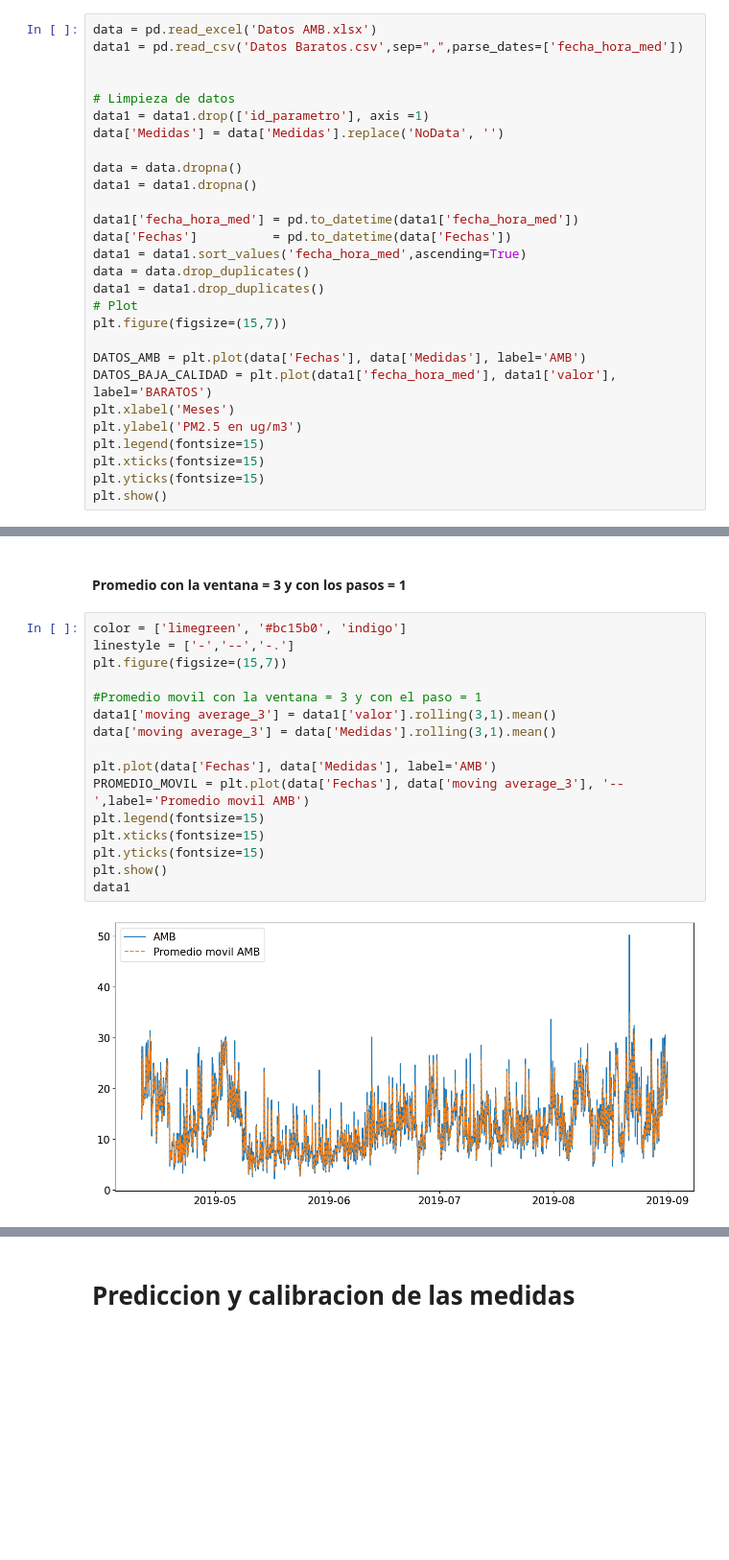
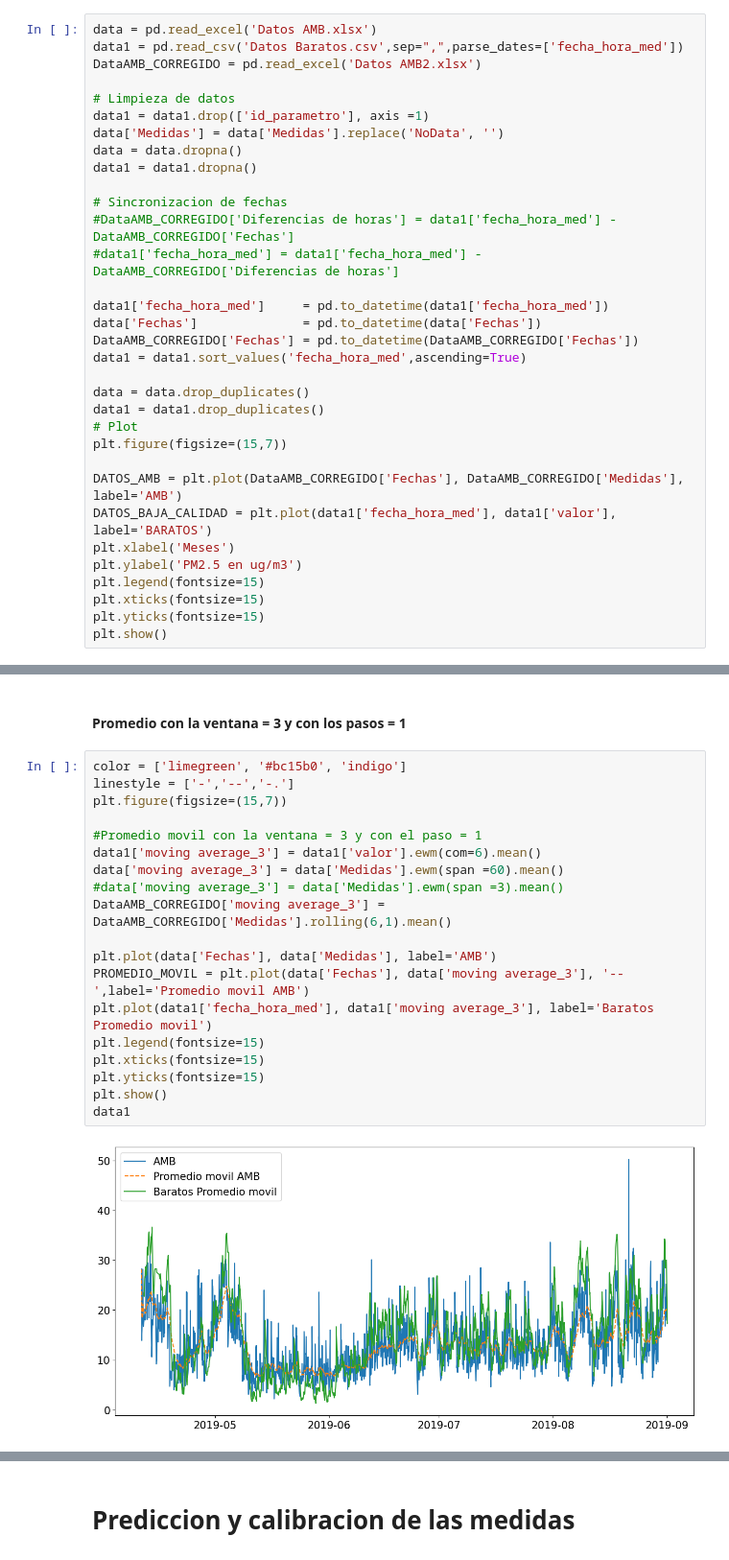
Before and after one commit to diegoglj/TareasCursos20B, a Jupyter notebook: Codigos/Asignacion2/ASIGNACION 2.ipynb, the cells around one changed output, grey strips where cells are left out. Shown at 96% size. Saved outputs shown, nothing was run; the diff lists cells and outputs as text; blank space fills up the shorter version.

```diff
--- a/Codigos/Asignacion2/ASIGNACION 2.ipynb
+++ b/Codigos/Asignacion2/ASIGNACION 2.ipynb
@@ -15,24 +16,29 @@ from sklearn.model_selection import train_test_split
 # %%
 data = pd.read_excel('Datos AMB.xlsx')
 data1 = pd.read_csv('Datos Baratos.csv',sep=",",parse_dates=['fecha_hora_med'])
-
+DataAMB_CORREGIDO = pd.read_excel('Datos AMB2.xlsx')
 
 # Limpieza de datos
 data1 = data1.drop(['id_parametro'], axis =1)
 data['Medidas'] = data['Medidas'].replace('NoData', '')
-
 data = data.dropna()
 data1 = data1.dropna()
 
-data1['fecha_hora_med'] = pd.to_datetime(data1['fecha_hora_med'])
-data['Fechas']          = pd.to_datetime(data['Fechas'])
+# Sincronizacion de fechas
+#DataAMB_CORREGIDO['Diferencias de horas'] = data1['fecha_hora_med'] - DataAMB_CORREGIDO['Fechas']
+#data1['fecha_hora_med'] = data1['fecha_hora_med'] - DataAMB_CORREGIDO['Diferencias de horas']
+
+data1['fecha_hora_med']     = pd.to_datetime(data1['fecha_hora_med'])
+data['Fechas']              = pd.to_datetime(data['Fechas'])
+DataAMB_CORREGIDO['Fechas'] = pd.to_datetime(DataAMB_CORREGIDO['Fechas'])
 data1 = data1.sort_values('fecha_hora_med',ascending=True)
+
 data = data.drop_duplicates()
 data1 = data1.drop_duplicates()
 # Plot
 plt.figure(figsize=(15,7))
 
-DATOS_AMB = plt.plot(data['Fechas'], data['Medidas'], label='AMB')
+DATOS_AMB = plt.plot(DataAMB_CORREGIDO['Fechas'], DataAMB_CORREGIDO['Medidas'], label='AMB')
 DATOS_BAJA_CALIDAD = plt.plot(data1['fecha_hora_med'], data1['valor'], label='BARATOS')
 plt.xlabel('Meses')
 plt.ylabel('PM2.5 en ug/m3')
@@ -49,19 +55,22 @@ plt.show()
 # %%
 color = ['limegreen', '#bc15b0', 'indigo']
 linestyle = ['-','--','-.']
 plt.figure(figsize=(15,7))
 
 #Promedio movil con la ventana = 3 y con el paso = 1
-data1['moving average_3'] = data1['valor'].rolling(3,1).mean()
-data['moving average_3'] = data['Medidas'].rolling(3,1).mean()
+data1['moving average_3'] = data1['valor'].ewm(com=6).mean()
+data['moving average_3'] = data['Medidas'].ewm(span =60).mean()
+#data['moving average_3'] = data['Medidas'].ewm(span =3).mean()
+DataAMB_CORREGIDO['moving average_3'] = DataAMB_CORREGIDO['Medidas'].rolling(6,1).mean()
 
 plt.plot(data['Fechas'], data['Medidas'], label='AMB')
 PROMEDIO_MOVIL = plt.plot(data['Fechas'], data['moving average_3'], '--',label='Promedio movil AMB')
+plt.plot(data1['fecha_hora_med'], data1['moving average_3'], label='Baratos Promedio movil')
 plt.legend(fontsize=15)
 plt.xticks(fontsize=15)
 plt.yticks(fontsize=15)
 plt.show()
 data1
 # %% [output]
-[figure, old version]
+[figure, new version]
 |  | fecha_hora_med | valor | moving average_3 | calibrados |
```
Also changed, not shown: parts of 11 cells of this notebook.
